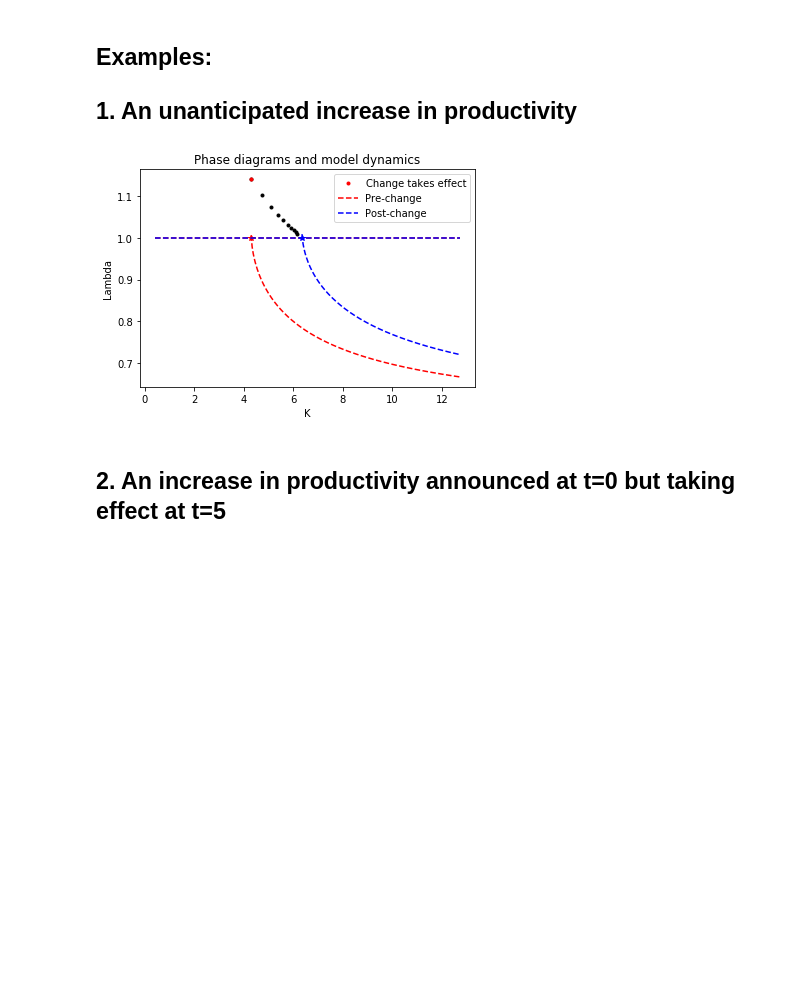
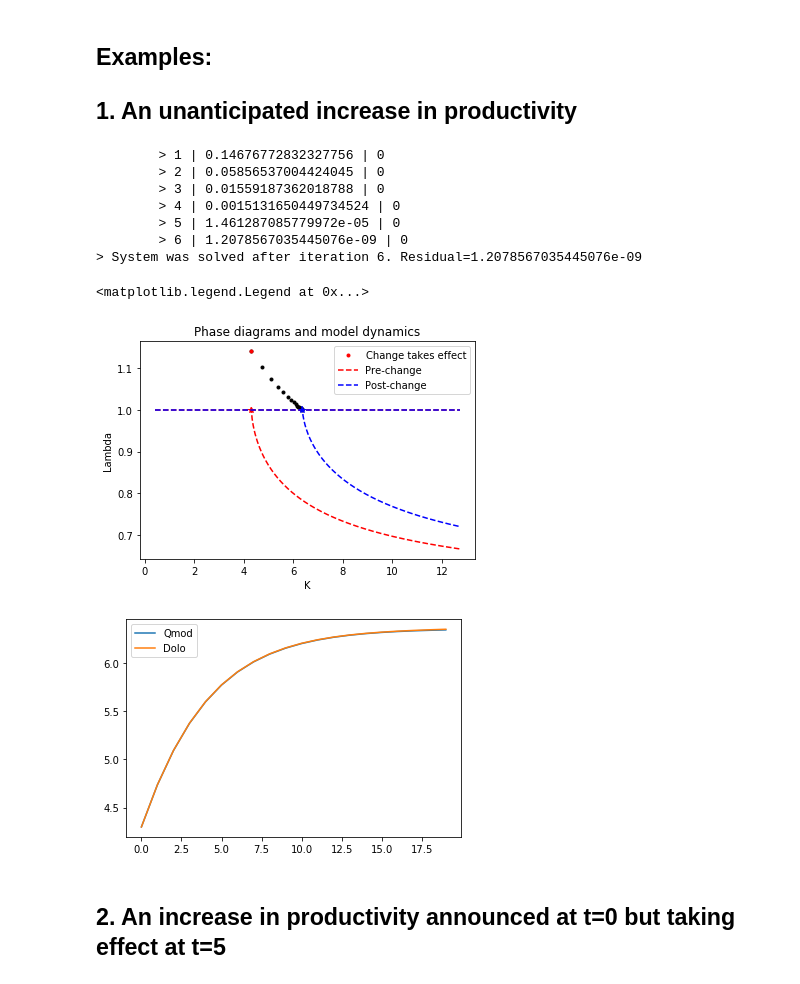
Before and after one commit to Mv77/Q_Investment, a Jupyter notebook: Examples_structural_change.ipynb, the cells around one changed output. Drawn from its saved outputs; the diff is of its cells as text; code cells hidden in the pictures; blank space fills up the shorter version.

```diff
--- a/Examples_structural_change.ipynb
+++ b/Examples_structural_change.ipynb
@@ -136,23 +196,46 @@ def structural_change(mod1,mod2,k0,t_change,T_sim,npoints = 300):
 ## Examples:
 
 ## 1. An unanticipated increase in productivity
-# %%
-# Create and solve the pre and post-change models.
-Q1 = Qmod(psi = 1)
-Q1.solve()
-Q2 = Qmod(psi = 1.3)
-Q2.solve()
-
-# Change happens at t=0.
-t = 0
-# Simulate for 10 periods.
-T = 10
-# Start from the steady state of the first model.
-k0 = Q1.kss
-
-sol = structural_change(mod1 = Q1, mod2 = Q2, k0 = k0, t_change = t,T_sim=T)
-# %% [output]
-[figure, removed]
+# %%
+t = 0
+T = 20
+k0 = Qmodel.kss
+
+psi_new = 1.3
+
+# Qmod class
+
+# Copy the initial model, set a higher psi and re-solve
+Q_high_psi = deepcopy(Qmodel)
+Q_high_psi.psi = psi_new
+Q_high_psi.solve()
+
+sol = structural_change(mod1 = Qmodel, mod2 = Q_high_psi,
+                        k0 = k0, t_change = t,T_sim=T)
+
+# Dolo
+soldolo = simul_change_dolo(model = QDolo, k0 = np.array([k0]),
+                            exog0 = [R,tau,zeta,psi],
+                            exog1 = [R,tau,zeta,psi_new],
+                            t_change = t, T_sim = T)
+
+# Plot the path of capital under both solutions
+time = range(T)
+plt.figure()
+plt.plot(time, sol[0], label = 'Qmod')
+plt.plot(time, soldolo['k'], label = 'Dolo')
+plt.legend()
+# %% [output]
+        > 1 | 0.14676772832327756 | 0
+        > 2 | 0.05856537004424045 | 0
+        > 3 | 0.01559187362018788 | 0
+        > 4 | 0.0015131650449734524 | 0
+        > 5 | 1.461287085779972e-05 | 0
+        > 6 | 1.2078567035445076e-09 | 0
+> System was solved after iteration 6. Residual=1.2078567035445076e-09
+<matplotlib.legend.Legend at 0x...>
+[figure, added]
+[figure, added]
 # %% [markdown]
 ## 2. An increase in productivity announced at t=0 but taking effect at t=5
 # %%
```
Also changed, not shown: parts of 15 cells of this notebook, 4 other files.
